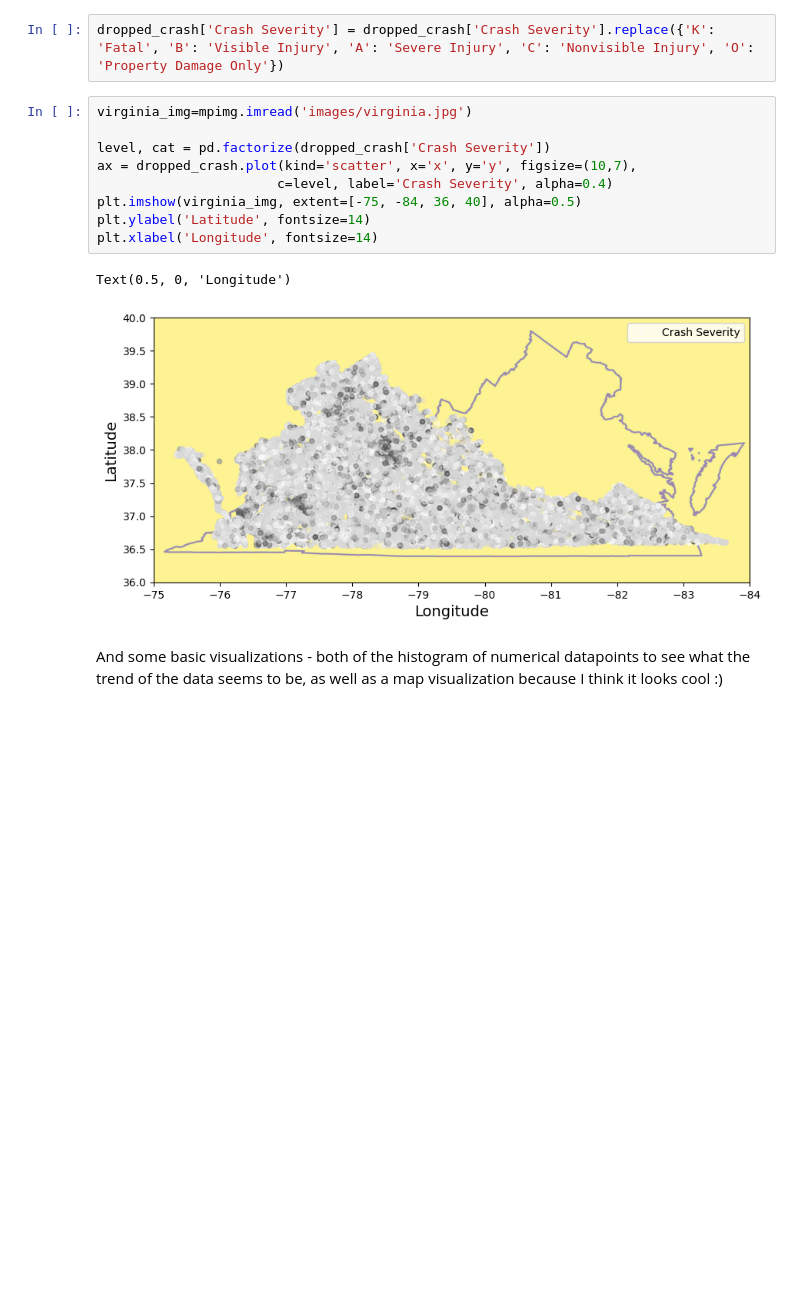
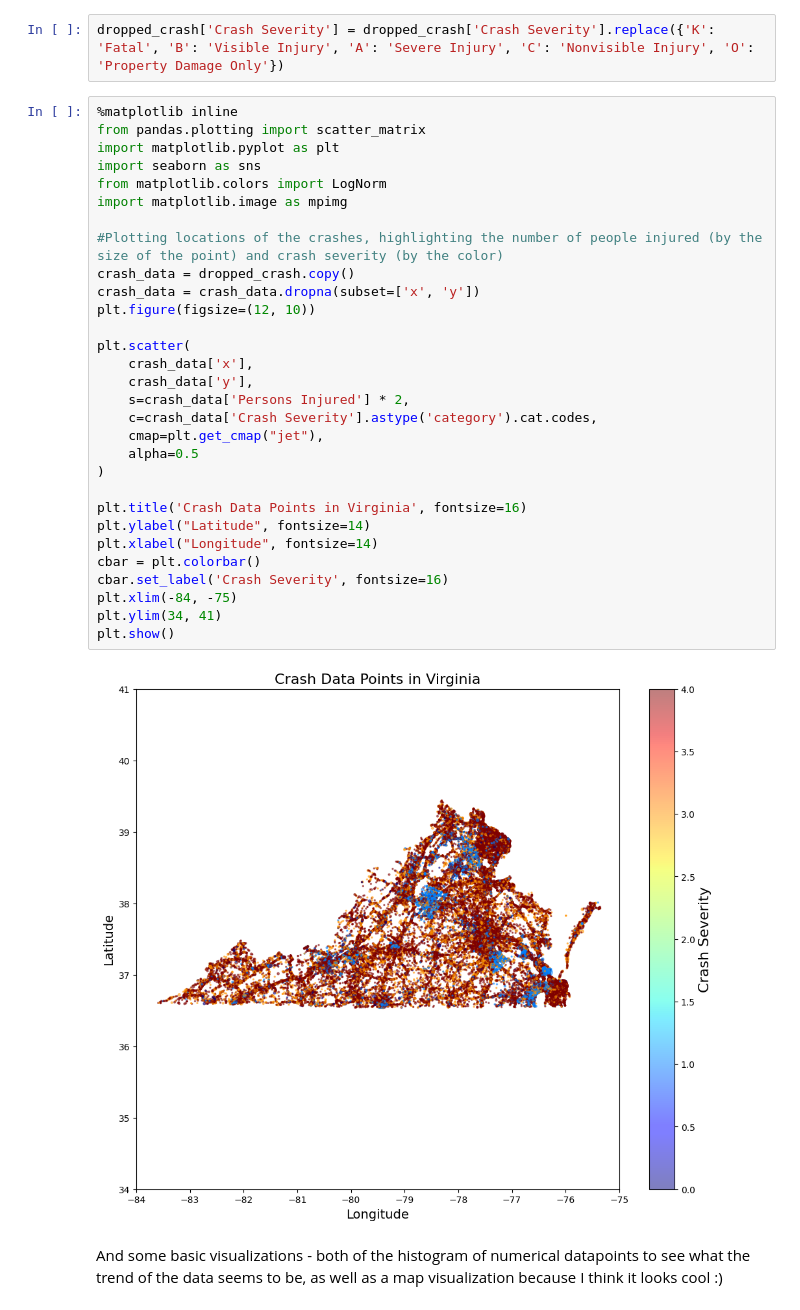
Before and after one commit to kevincha12/DS3001-csz6wd-hpb2gv-rgm6yp, a Jupyter notebook: vdot_crash.ipynb, the cells around one changed output. Drawn from its saved outputs; the diff is of its cells as text; blank space fills up the shorter version.

Commit message:
updated mapping visualization

```diff
--- a/vdot_crash.ipynb
+++ b/vdot_crash.ipynb
@@ -83,18 +83,38 @@ O: Property Damage Only
 according to the [VDOT details set](https://www.virginiaroads.org/datasets/VDOT::crash-data-1/explore?layer=1). So I'll change them to that for the purposes of better visualization.
 # %%
 dropped_crash['Crash Severity'] = dropped_crash['Crash Severity'].replace({'K': 'Fatal', 'B': 'Visible Injury', 'A': 'Severe Injury', 'C': 'Nonvisible Injury', 'O': 'Property Damage Only'})
-# %%
-virginia_img=mpimg.imread('images/virginia.jpg')
-
-level, cat = pd.factorize(dropped_crash['Crash Severity'])
-ax = dropped_crash.plot(kind='scatter', x='x', y='y', figsize=(10,7),
-                       c=level, label='Crash Severity', alpha=0.4)
-plt.imshow(virginia_img, extent=[-75, -84, 36, 40], alpha=0.5)
-plt.ylabel('Latitude', fontsize=14)
-plt.xlabel('Longitude', fontsize=14)
-# %% [output]
-Text(0.5, 0, 'Longitude')
-[figure, removed]
+# %%
+%matplotlib inline
+from pandas.plotting import scatter_matrix
+import matplotlib.pyplot as plt
+import seaborn as sns
+from matplotlib.colors import LogNorm
+import matplotlib.image as mpimg
+
+#Plotting locations of the crashes, highlighting the number of people injured (by the size of the point) and crash severity (by the color)
+crash_data = dropped_crash.copy()
+crash_data = crash_data.dropna(subset=['x', 'y'])
+plt.figure(figsize=(12, 10))
+
+plt.scatter(
+    crash_data['x'],
+    crash_data['y'],
+    s=crash_data['Persons Injured'] * 2,
+    c=crash_data['Crash Severity'].astype('category').cat.codes,
+    cmap=plt.get_cmap("jet"),
+    alpha=0.5
+)
+
+plt.title('Crash Data Points in Virginia', fontsize=16)
+plt.ylabel("Latitude", fontsize=14)
+plt.xlabel("Longitude", fontsize=14)
+cbar = plt.colorbar()
+cbar.set_label('Crash Severity', fontsize=16)
+plt.xlim(-84, -75)
+plt.ylim(34, 41)
+plt.show()
+# %% [output]
+[figure, added]
 # %% [markdown]
 And some basic visualizations - both of the histogram of numerical datapoints to see what the trend of the data seems to be, as well as a map visualization because I think it looks cool :)
 # %%
```
